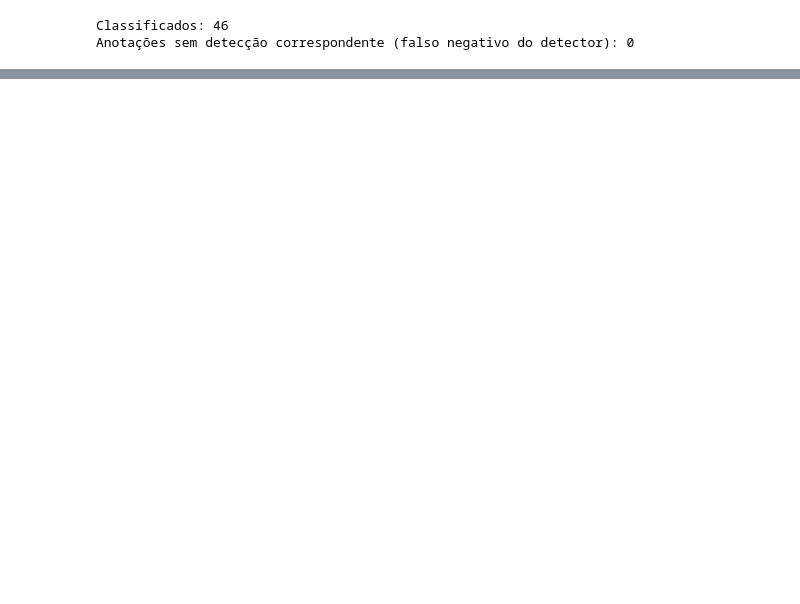
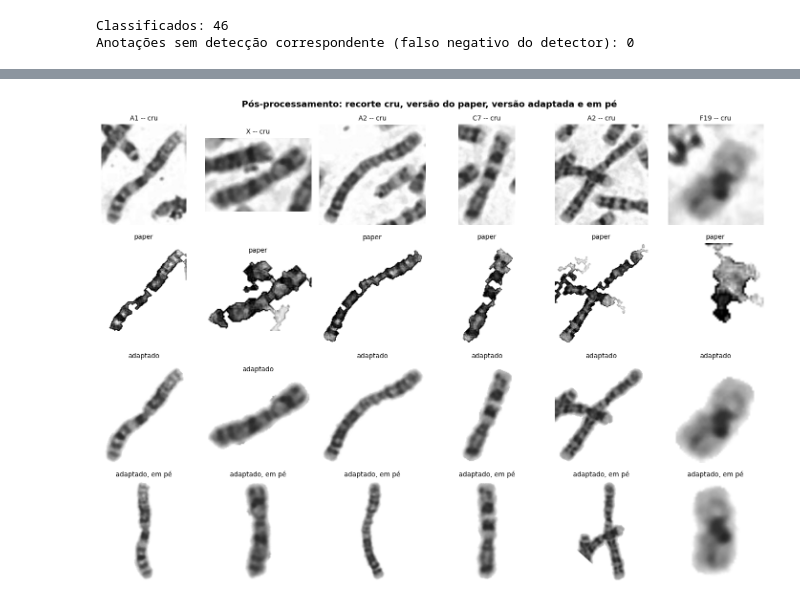
Before and after one commit to irlvinicius/CytoML, a Jupyter notebook: models/classifier/notebooks/06_full_pipeline_demo.ipynb, the cells around one changed output, grey strips where cells are left out. Cells and saved outputs as stored; diff of their text form; code cells hidden in the pictures; blank space fills up the shorter version.

Commit message:
feat: add post-processing, karyogram and alerts to the full pipeline demo

```diff
--- a/models/classifier/notebooks/06_full_pipeline_demo.ipynb
+++ b/models/classifier/notebooks/06_full_pipeline_demo.ipynb
@@ -56,6 +62,16 @@ images_with_46 = sorted(
 )
 print(f"{len(images_with_46)} imagens de teste com exatamente 46 cromossomos anotados")
 
+import csv
+
+with open(REPO_ROOT / "data" / "raw" / "number_abnormalities.csv", newline="") as f:
+    abnormal = {Path(r["filename"]).stem: r for r in csv.DictReader(f)}
+test_names = {p.stem for p in test_dir.glob("*.jpg")}
+print("Metáfases com aneuploidia numérica no teste:")
+for name in sorted(abnormal.keys() & test_names):
+    row = abnormal[name]
+    print(f"  {name}: {row['chromosome numbers']} cromossomos, par alterado: {row['description (abnormal chromosome-pair)']}")
+
 IMAGE_NAME = "1060391"
 
 image_path = test_dir / f"{IMAGE_NAME}.jpg"
@@ -116,10 +141,8 @@ def iou_xyxy(a, b):
 
 @torch.no_grad()
 def predict_crop(image_gray: np.ndarray) -> np.ndarray:
-    canvas = letterbox(image_gray, size=224)
-    rgb = np.stack([canvas] * 3, axis=-1).astype(np.float32) / 255.0
-    rgb = (rgb - IMAGENET_MEAN) / IMAGENET_STD
-    tensor = torch.from_numpy(rgb.transpose(2, 0, 1)).float().unsqueeze(0).to(device)
+    # mesmo pré-processamento do treino da run (letterbox ou esticado), lido do checkpoint
+    tensor = preprocess(image_gray, meta["image_size"], meta["resize"]).unsqueeze(0).to(device)
     logits = classifier(tensor)
     return functional.softmax(logits, dim=1).cpu().numpy()[0]
 
@@ -167 +198,34 @@ Anotações sem detecção correspondente (falso negativo do detector): 0
+# %%
+for e in entries:
+    e["display"] = karyogram_crop(e["image"])
+
+
+def dark_pixels(img):
+    return int((img < 128).sum())
+
+
+def removed_fraction(e):
+    """Fração dos pixels escuros do recorte que a limpeza removeu."""
+    return 1 - dark_pixels(e["display"]) / max(dark_pixels(e["image"]), 1)
+
+
+shown = sorted(entries, key=removed_fraction, reverse=True)[:6]
+fig, axes = plt.subplots(4, len(shown), figsize=(2.2 * len(shown), 9.5), dpi=110, facecolor="white")
+for col, e in enumerate(shown):
+    variants = [
+        (e["image"], "cru"),
+        (clean_crop_paper(e["image"]), "paper"),
+        (clean_crop(e["image"]), "adaptado"),
+        (e["display"], "adaptado, em pé"),
+    ]
+    for row, (img, title) in enumerate(variants):
+        ax = axes[row, col]
+        ax.imshow(img, cmap="gray", vmin=0, vmax=255, interpolation="bilinear")
+        ax.set_title(f"{e['pred']} -- {title}" if row == 0 else title, fontsize=9)
+        ax.axis("off")
+fig.suptitle("Pós-processamento: recorte cru, versão do paper, versão adaptada e em pé", fontsize=12, fontweight="bold")
+plt.tight_layout()
+plt.show()
+# %% [output]
+[figure, added]
 # %% [markdown]
```
Also changed, not shown: parts of 12 cells of this notebook, 1 other file.
